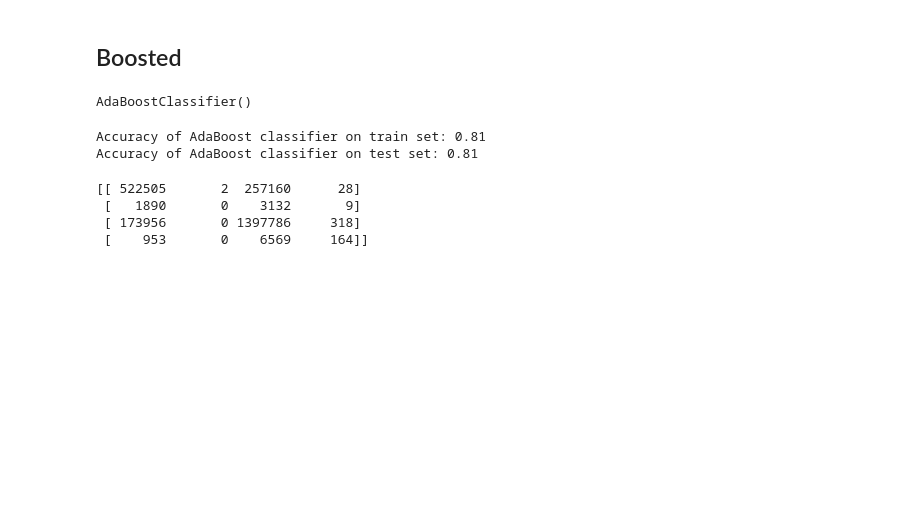
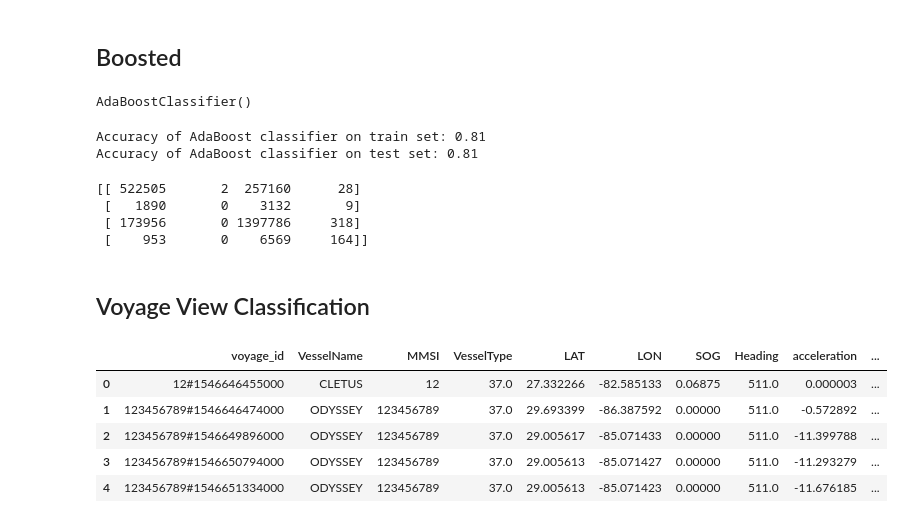
Before and after one commit to bevvvvv/vessel-classification, a Jupyter notebook: VesselClassification.ipynb, the cells around one changed output. Cells and saved outputs as stored; diff of their text form; code cells hidden in the pictures; blank space fills up the shorter version.

```diff
--- a/VesselClassification.ipynb
+++ b/VesselClassification.ipynb
@@ -267,3 +267,5 @@ print(confusion_matrix)
  [   1890       0    3132       9]
  [ 173956       0 1397786     318]
  [    953       0    6569     164]]
+# %% [markdown]
+## Voyage View Classification
@@ -269,0 +288,10 @@ print(confusion_matrix)
+# %%
+ais = pd.read_csv(other_dir + 'binary_set.csv')
+ais.head()
+# %% [output]
+|  | voyage_id | VesselName | MMSI | VesselType | LAT | LON | SOG | Heading | acceleration | ... |
+| 0 | 12#1546646455000 | CLETUS | 12 | 37.0 | 27.332266 | -82.585133 | 0.06875 | 511.0 | 0.000003 | ... |
+| 1 | 123456789#1546646474000 | ODYSSEY | 123456789 | 37.0 | 29.693399 | -86.387592 | 0.00000 | 511.0 | -0.572892 | ... |
+| 2 | 123456789#1546649896000 | ODYSSEY | 123456789 | 37.0 | 29.005617 | -85.071433 | 0.00000 | 511.0 | -11.399788 | ... |
+| 3 | 123456789#1546650794000 | ODYSSEY | 123456789 | 37.0 | 29.005613 | -85.071427 | 0.00000 | 511.0 | -11.293279 | ... |
+| 4 | 123456789#1546651334000 | ODYSSEY | 123456789 | 37.0 | 29.005613 | -85.071423 | 0.00000 | 511.0 | -11.676185 | ... |
```
Also changed, not shown: parts of 7 cells of this notebook, 2 other files.
